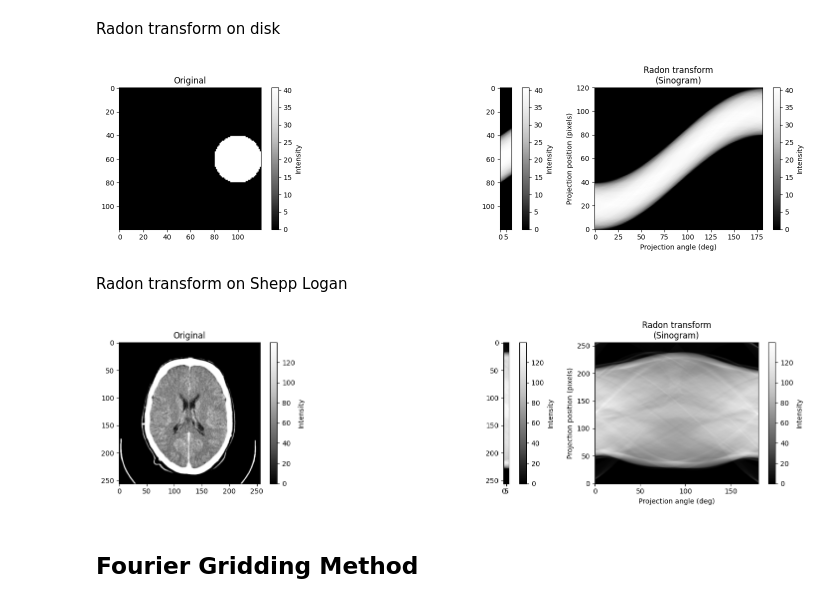
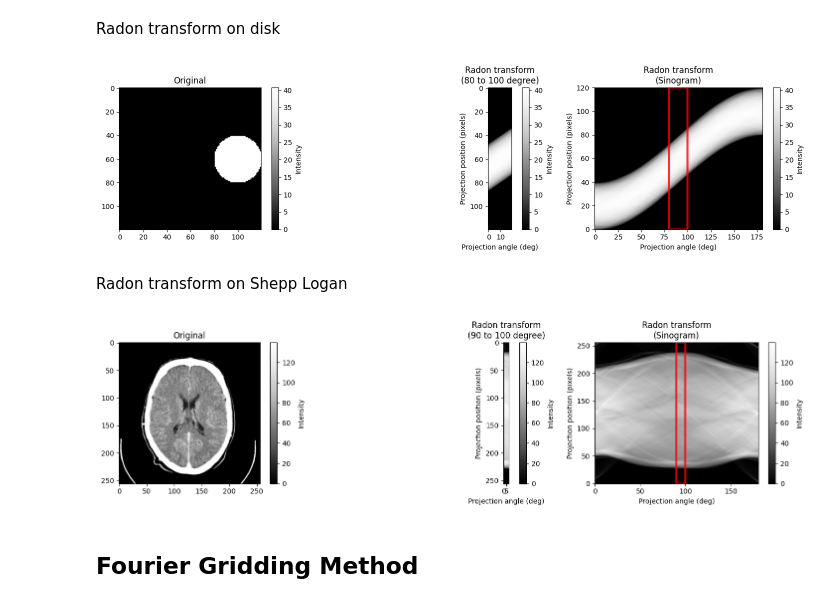
Before and after one commit to GivralNguyen/Python-Medical-Analytical-Tomographic-Image-Reconstruction, a Jupyter notebook: tutorial.ipynb, the cells around one changed output. Saved outputs shown, nothing was run; the diff lists cells and outputs as text; code cells hidden in the pictures.

```diff
--- a/tutorial.ipynb
+++ b/tutorial.ipynb
@@ -7,53 +7,62 @@ import matplotlib.pyplot as plt
 import numpy as np
 from data_generator import DataGenerator
 from radon_transform import radon, padding_radon
-# Parameters for disk
+from matplotlib.patches import Rectangle  # Import Rectangle
+# Parameters for disk object
 size = (120, 120)
 radius = 20
 center = (100, 60)
 
-# Generate Disk
+# Generate Disk Object
 disk = DataGenerator.generate_disk(size, radius, center)
+
+# Generate a sinogram of the disk
+center_disk, padded_disk =  padding_radon(disk) # Pad the input image
+theta = np.arange(0,180) # Define theta angle range
+sinogram = radon(center_disk, padded_disk, theta=theta) # perform radon transform
+dx, dy = 0.5 * 180.0 / max(disk.shape), 0.5 / sinogram.shape[0] # define spacing
 
 # Plot
 fig, (ax1, ax2, ax3) = plt.subplots(1, 3, figsize=(15, 4))
 ax1.set_title("Original")
 ax1.imshow(disk, cmap=plt.cm.Greys_r)
 
-# Generate a sinogram
-center_disk, padded_disk =  padding_radon(disk)
-theta = np.arange(0,180)
-sinogram = radon(center_disk, padded_disk, theta=theta)
-dx, dy = 0.5 * 180.0 / max(disk.shape), 0.5 / sinogram.shape[0] # spacing
-
 # Slice of sinogram according to projection angle
-first_projection_angle = 90
+first_projection_angle = 80
 last_projection_angle = 100
 cax = ax2.imshow(sinogram[:, first_projection_angle:last_projection_angle], cmap=plt.cm.Greys_r)
 # Whole sinogra
 cax = ax3.imshow(sinogram, cmap=plt.cm.Greys_r,
                  extent=(-dx, 180.0 + dx, -dy, sinogram.shape[0] + dy),
                  aspect='auto')
 # Add color bar
+ax2.set_title(f"Radon transform\n({first_projection_angle} to {last_projection_angle} degree)")
+ax2.set_xlabel(f"Projection angle (deg)")
+ax2.set_ylabel("Projection position (pixels)")
 ax3.set_title("Radon transform\n(Sinogram)")
 ax3.set_xlabel("Projection angle (deg)")
 ax3.set_ylabel("Projection position (pixels)")
+# Draw red transparent rectangle on ax3
+rect = Rectangle((first_projection_angle, -dy), last_projection_angle - first_projection_angle, sinogram.shape[0] + 2 * dy,
+                 linewidth=3, edgecolor='red', facecolor='none', alpha=0.8)
+ax3.add_patch(rect)
 cbar = plt.colorbar(cax, ax=ax1)
 cbar.set_label('Intensity')
 cbar1 = plt.colorbar(cax, ax=ax2)
 cbar1.set_label('Intensity')
 cbar2 = plt.colorbar(cax, ax=ax3)
 cbar2.set_label('Intensity')
 fig.tight_layout()
 plt.show()
 # %% [output]
-[figure, old version]
+[figure, new version]
 # %% [markdown]
 Radon transform on Shepp Logan
 # %%
 # Generate Phantom
 # phantom = DataGenerator.generate_disk(size, radius, center)
 # phantom = DataGenerator.load_shepp_logan_phantom()
+
 phantom = DataGenerator.load_image('data/brain.png')
 # Plot
 fig, (ax1, ax2, ax3) = plt.subplots(1, 3, figsize=(15, 4))
@@ -66,17 +75,25 @@ sinogram = radon(center_phantom, padded_phantom, theta=np.arange(0,180))
 dx, dy = 0.5 * 180.0 / max(phantom.shape), 0.5 / sinogram.shape[0] # spacing
 
 # Slice of sinogram according to angle
-first_angle_slice = 90
-last_angle_slice = 100
-cax = ax2.imshow(sinogram[:, first_angle_slice:last_angle_slice], cmap=plt.cm.Greys_r)
+first_projection_angle = 90
+last_projection_angle = 100
+cax = ax2.imshow(sinogram[:, first_projection_angle:last_projection_angle], cmap=plt.cm.Greys_r)
 # Whole sinogram
 cax = ax3.imshow(sinogram, cmap=plt.cm.Greys_r,
                  extent=(-dx, 180.0 + dx, -dy, sinogram.shape[0] + dy),
                  aspect='auto')
 # Add color bar
+
+ax2.set_title(f"Radon transform\n({first_projection_angle} to {last_projection_angle} degree)")
+ax2.set_xlabel(f"Projection angle (deg)")
+ax2.set_ylabel("Projection position (pixels)")
 ax3.set_title("Radon transform\n(Sinogram)")
 ax3.set_xlabel("Projection angle (deg)")
 ax3.set_ylabel("Projection position (pixels)")
+# Draw red transparent rectangle on ax3
+rect = Rectangle((first_projection_angle, -dy), last_projection_angle - first_projection_angle, sinogram.shape[0] + 2 * dy,
+                 linewidth=3, edgecolor='red', facecolor='none', alpha=0.8)
+ax3.add_patch(rect)
 cbar = plt.colorbar(cax, ax=ax1)
 cbar.set_label('Intensity')
 cbar1 = plt.colorbar(cax, ax=ax2)
@@ -86,7 +103,7 @@ cbar2.set_label('Intensity')
 fig.tight_layout()
 plt.show()
 # %% [output]
-[figure, old version]
+[figure, new version]
 # %% [markdown]
 ## Fourier Gridding Method
 # %% [markdown]
```
Also changed, not shown: parts of 10 cells of this notebook, 7 other files.
